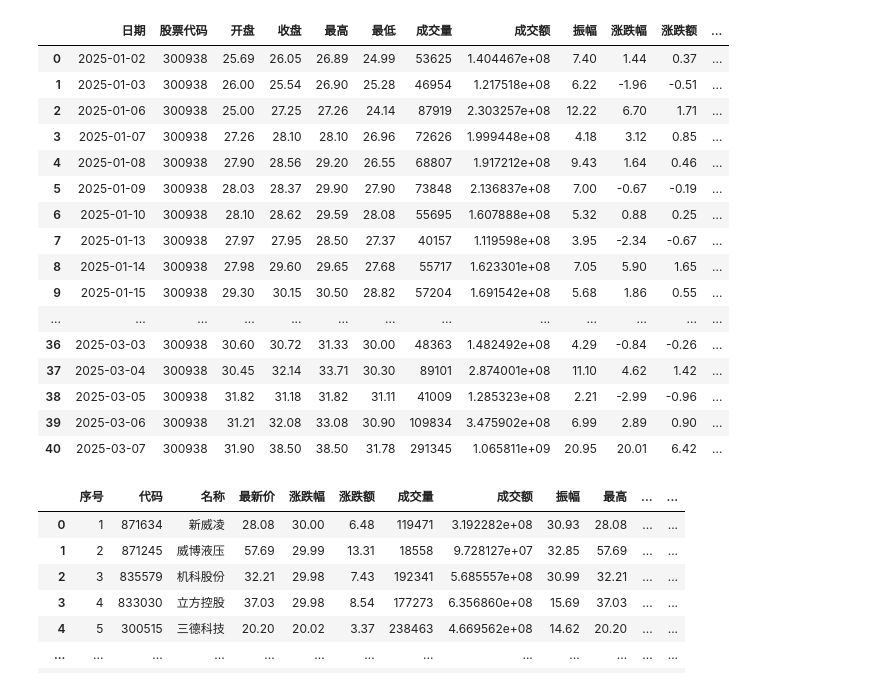
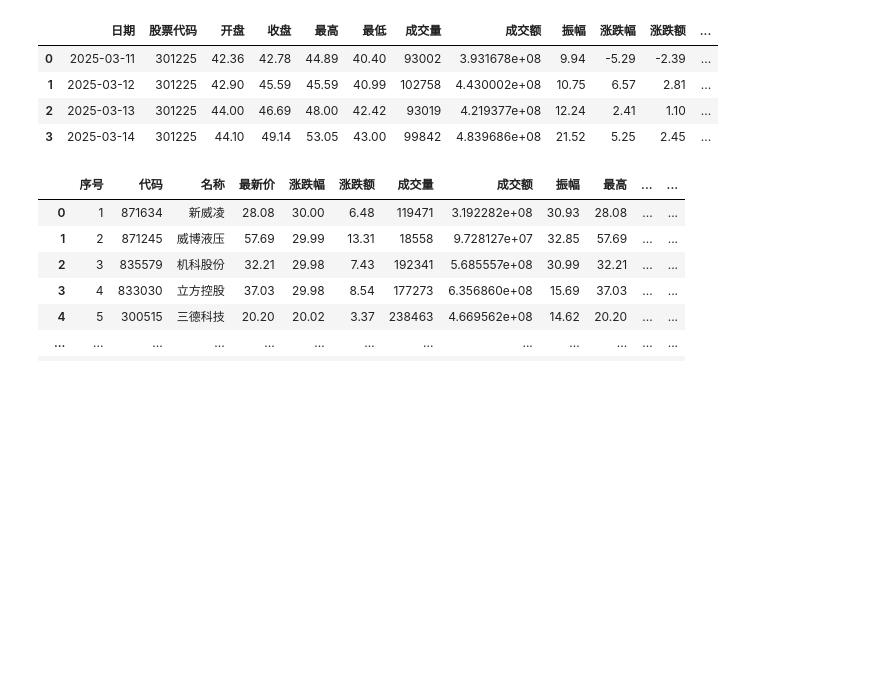
Before and after one commit to EveryFine/GeniusTradeTracker, a Jupyter notebook: tracker/app/akshare/akshare.ipynb, the cells around one changed output. Cells and saved outputs as stored; diff of their text form; code cells hidden in the pictures; blank space fills up the shorter version.

```diff
--- a/tracker/app/akshare/akshare.ipynb
+++ b/tracker/app/akshare/akshare.ipynb
@@ -1,31 +1,19 @@
 # %%
 import akshare as ak
 # symbol = '600868'
 # symbol = '600734'
-symbol = '300938'
-start_date = '20250102'
-end_date = '20500203'
+symbol = '301225'
+start_date = '20250311'
+end_date = '20250316'
 stock_zh_a_hist_df = ak.stock_zh_a_hist(symbol=symbol, start_date=start_date, end_date=end_date,
                                                 period="daily", adjust="")
 stock_zh_a_hist_df
 # %% [output]
 |  | 日期 | 股票代码 | 开盘 | 收盘 | 最高 | 最低 | 成交量 | 成交额 | 振幅 | 涨跌幅 | 涨跌额 | ... |
-| 0 | 2025-01-02 | 300938 | 25.69 | 26.05 | 26.89 | 24.99 | 53625 | 1.404467e+08 | 7.40 | 1.44 | 0.37 | ... |
-| 1 | 2025-01-03 | 300938 | 26.00 | 25.54 | 26.90 | 25.28 | 46954 | 1.217518e+08 | 6.22 | -1.96 | -0.51 | ... |
-| 2 | 2025-01-06 | 300938 | 25.00 | 27.25 | 27.26 | 24.14 | 87919 | 2.303257e+08 | 12.22 | 6.70 | 1.71 | ... |
-| 3 | 2025-01-07 | 300938 | 27.26 | 28.10 | 28.10 | 26.96 | 72626 | 1.999448e+08 | 4.18 | 3.12 | 0.85 | ... |
-| 4 | 2025-01-08 | 300938 | 27.90 | 28.56 | 29.20 | 26.55 | 68807 | 1.917212e+08 | 9.43 | 1.64 | 0.46 | ... |
-| 5 | 2025-01-09 | 300938 | 28.03 | 28.37 | 29.90 | 27.90 | 73848 | 2.136837e+08 | 7.00 | -0.67 | -0.19 | ... |
-| 6 | 2025-01-10 | 300938 | 28.10 | 28.62 | 29.59 | 28.08 | 55695 | 1.607888e+08 | 5.32 | 0.88 | 0.25 | ... |
-| 7 | 2025-01-13 | 300938 | 27.97 | 27.95 | 28.50 | 27.37 | 40157 | 1.119598e+08 | 3.95 | -2.34 | -0.67 | ... |
-| 8 | 2025-01-14 | 300938 | 27.98 | 29.60 | 29.65 | 27.68 | 55717 | 1.623301e+08 | 7.05 | 5.90 | 1.65 | ... |
-| 9 | 2025-01-15 | 300938 | 29.30 | 30.15 | 30.50 | 28.82 | 57204 | 1.691542e+08 | 5.68 | 1.86 | 0.55 | ... |
-| ... | ... | ... | ... | ... | ... | ... | ... | ... | ... | ... | ... | ... |
-| 36 | 2025-03-03 | 300938 | 30.60 | 30.72 | 31.33 | 30.00 | 48363 | 1.482492e+08 | 4.29 | -0.84 | -0.26 | ... |
-| 37 | 2025-03-04 | 300938 | 30.45 | 32.14 | 33.71 | 30.30 | 89101 | 2.874001e+08 | 11.10 | 4.62 | 1.42 | ... |
-| 38 | 2025-03-05 | 300938 | 31.82 | 31.18 | 31.82 | 31.11 | 41009 | 1.285323e+08 | 2.21 | -2.99 | -0.96 | ... |
-| 39 | 2025-03-06 | 300938 | 31.21 | 32.08 | 33.08 | 30.90 | 109834 | 3.475902e+08 | 6.99 | 2.89 | 0.90 | ... |
-| 40 | 2025-03-07 | 300938 | 31.90 | 38.50 | 38.50 | 31.78 | 291345 | 1.065811e+09 | 20.95 | 20.01 | 6.42 | ... |
+| 0 | 2025-03-11 | 301225 | 42.36 | 42.78 | 44.89 | 40.40 | 93002 | 3.931678e+08 | 9.94 | -5.29 | -2.39 | ... |
+| 1 | 2025-03-12 | 301225 | 42.90 | 45.59 | 45.59 | 40.99 | 102758 | 4.430002e+08 | 10.75 | 6.57 | 2.81 | ... |
+| 2 | 2025-03-13 | 301225 | 44.00 | 46.69 | 48.00 | 42.42 | 93019 | 4.219377e+08 | 12.24 | 2.41 | 1.10 | ... |
+| 3 | 2025-03-14 | 301225 | 44.10 | 49.14 | 53.05 | 43.00 | 99842 | 4.839686e+08 | 21.52 | 5.25 | 2.45 | ... |
 # %%
 ak.stock_zh_a_spot_em()
 # %% [output]
```
Also changed, not shown: 1 other file.
